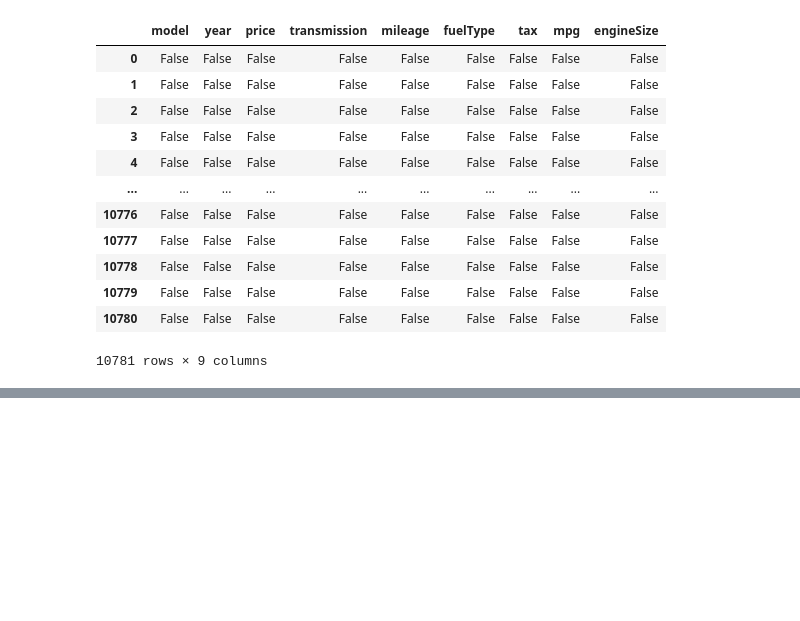
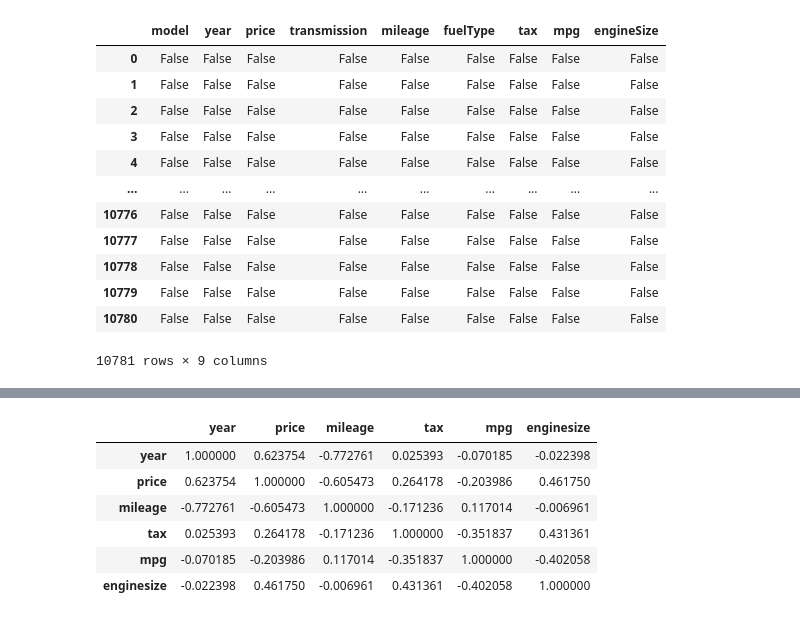
Before and after one commit to samanrizwan/Learning-Sandbox, a Jupyter notebook: python/project.ipynb, the cells around one changed output, grey strips where cells are left out. Saved outputs shown, nothing was run; the diff lists cells and outputs as text; code cells hidden in the pictures; blank space fills up the shorter version.

```diff
--- a/python/project.ipynb
+++ b/python/project.ipynb
@@ -52,0 +85,11 @@ df.isnull()
+# %%
+corr = df.corr(numeric_only=True)
+corr
+# %% [output]
+|  | year | price | mileage | tax | mpg | enginesize |
+| year | 1.000000 | 0.623754 | -0.772761 | 0.025393 | -0.070185 | -0.022398 |
+| price | 0.623754 | 1.000000 | -0.605473 | 0.264178 | -0.203986 | 0.461750 |
+| mileage | -0.772761 | -0.605473 | 1.000000 | -0.171236 | 0.117014 | -0.006961 |
+| tax | 0.025393 | 0.264178 | -0.171236 | 1.000000 | -0.351837 | 0.431361 |
+| mpg | -0.070185 | -0.203986 | 0.117014 | -0.351837 | 1.000000 | -0.402058 |
+| enginesize | -0.022398 | 0.461750 | -0.006961 | 0.431361 | -0.402058 | 1.000000 |
```
Also changed, not shown: parts of 8 cells of this notebook.
